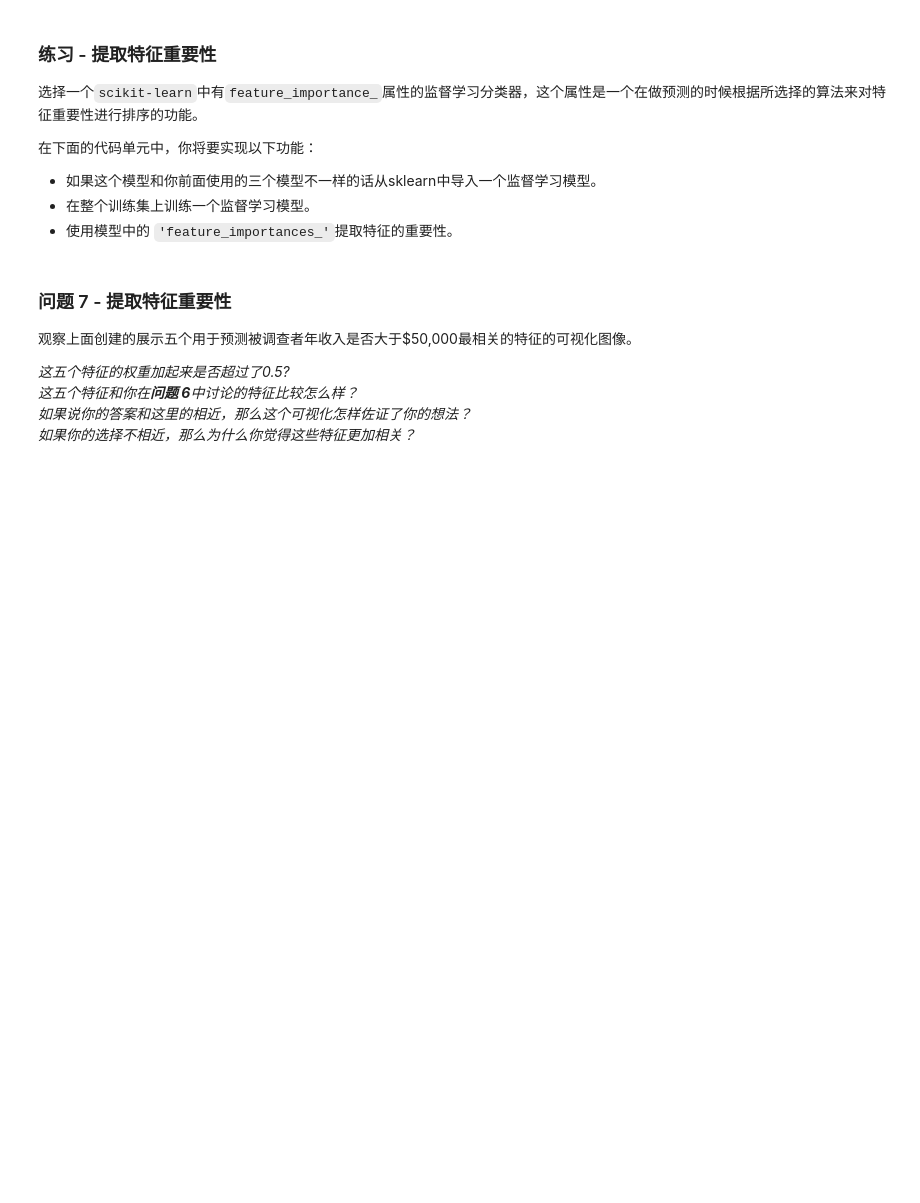
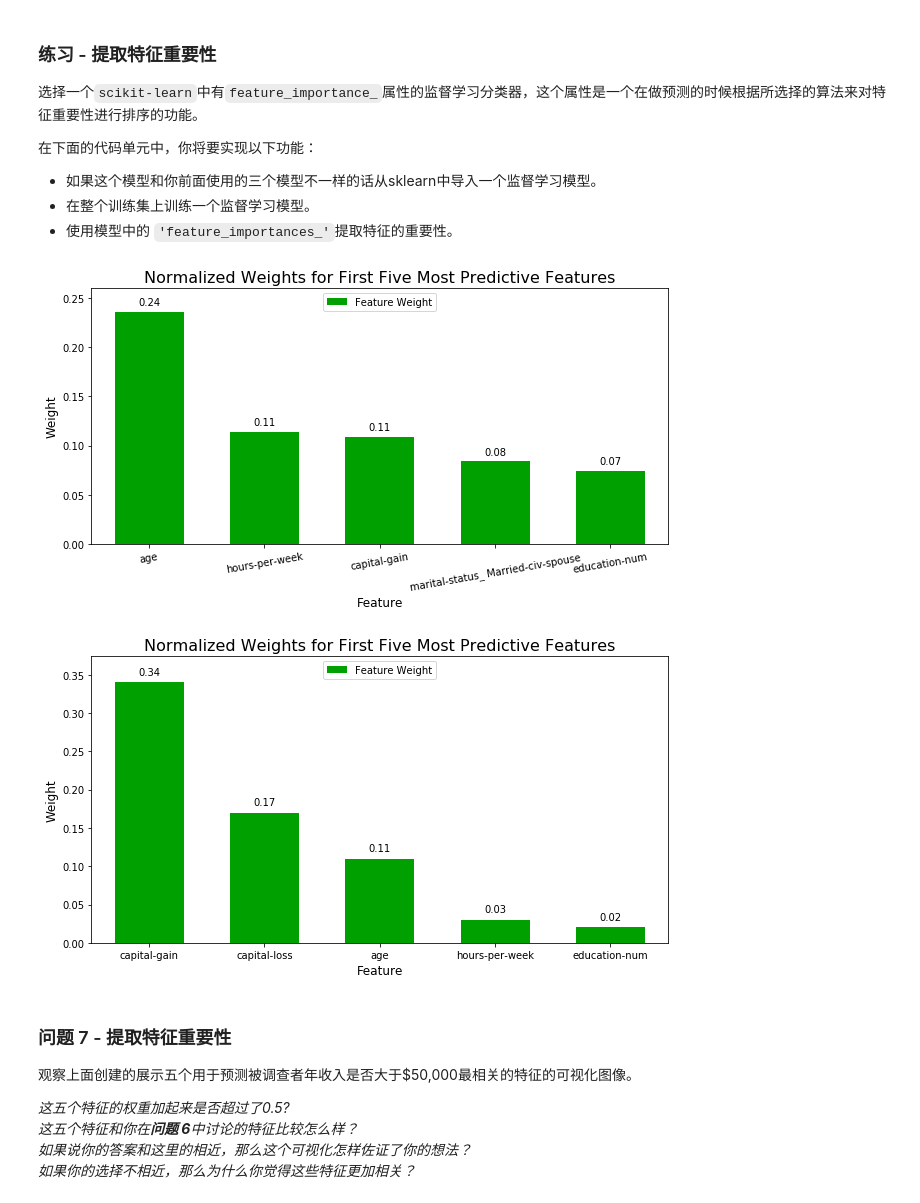
Before and after one commit to ganlanshu/cn-machine-learning, a Jupyter notebook: finding_donors/finding_donors.ipynb, the cells around one changed output. Saved outputs shown, nothing was run; the diff lists cells and outputs as text; code cells hidden in the pictures; blank space fills up the shorter version.

```diff
--- a/finding_donors/finding_donors.ipynb
+++ b/finding_donors/finding_donors.ipynb
@@ -463,20 +532,24 @@ AdaBoostClassifier trained on 28941 samples.
 **注意：** 取决于你选择的参数列表，下面实现的代码可能需要花一些时间运行！
 # %%
 # TODO：导入'GridSearchCV', 'make_scorer'和其他一些需要的库
+from sklearn.model_selection import GridSearchCV, KFold
+from sklearn.metrics import make_scorer,f1_score
 
 # TODO：初始化分类器
-clf = None
+clf = AdaBoostClassifier(random_state=42)
 
 # TODO：创建你希望调节的参数列表
-parameters = None
+parameters = {'n_estimators':[10,20,100]}
 
 # TODO：创建一个fbeta_score打分对象
-scorer = None
+scorer = make_scorer(fbeta_score, beta=0.5)
 
 # TODO：在分类器上使用网格搜索，使用'scorer'作为评价函数
-grid_obj = None
+k_fold = KFold(n_splits=10)
+grid_obj = GridSearchCV(clf, parameters, scoring=scorer, cv=k_fold)
 
 # TODO：用训练数据拟合网格搜索对象并找到最佳参数
+grid_fit = grid_obj.fit(X_train, y_train)
 
 # 得到estimator
 best_clf = grid_obj.best_estimator_
@@ -540,15 +629,22 @@ _在这十三个记录中，你认为哪五个特征对于预测是最重要的
  - 使用模型中的 `'feature_importances_'`提取特征的重要性。
 # %%
 # TODO：导入一个有'feature_importances_'的监督学习模型
+from sklearn.ensemble import RandomForestClassifier
 
 # TODO：在训练集上训练一个监督学习模型
-model = None
+model = RandomForestClassifier(random_state=42)
+model.fit(X_train, y_train)
+# TODO： 提取特征重要性
+importances = model.feature_importances_
+importances_AdaBoost = best_clf.feature_importances_
 
-# TODO： 提取特征重要性
-importances = None
 
 # 绘图
 vs.feature_plot(importances, X_train, y_train)
+vs.feature_plot(importances_AdaBoost, X_train, y_train)
+# %% [output]
+[figure, added]
+[figure, added]
 # %% [markdown]
 ### 问题 7 - 提取特征重要性
 观察上面创建的展示五个用于预测被调查者年收入是否大于\$50,000最相关的特征的可视化图像。
```
Also changed, not shown: parts of 22 cells of this notebook, 1 other file.
